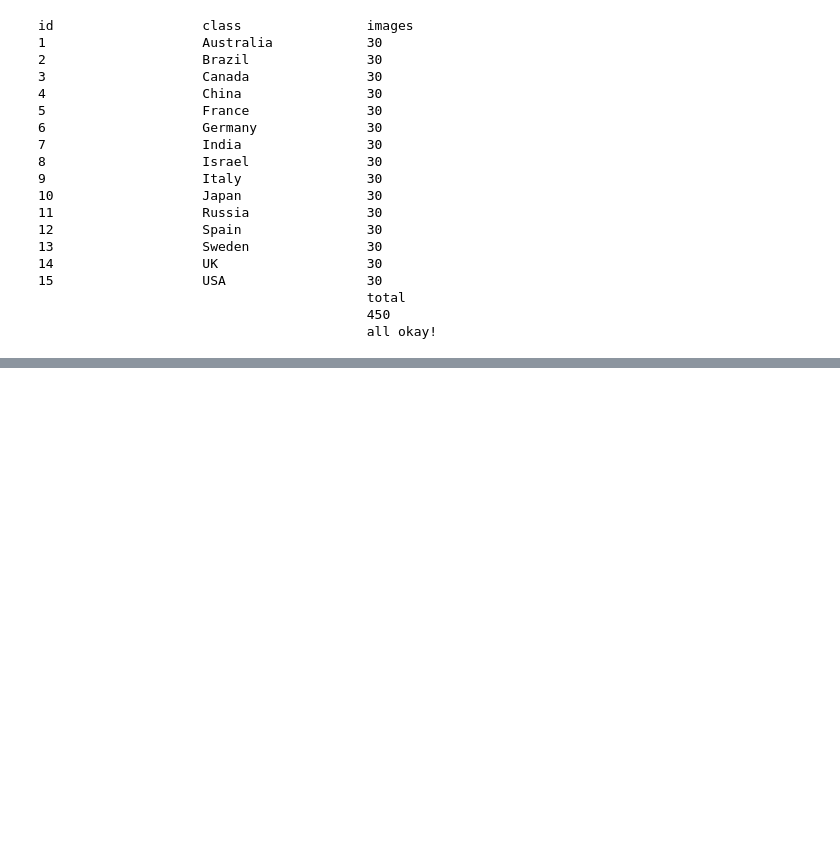
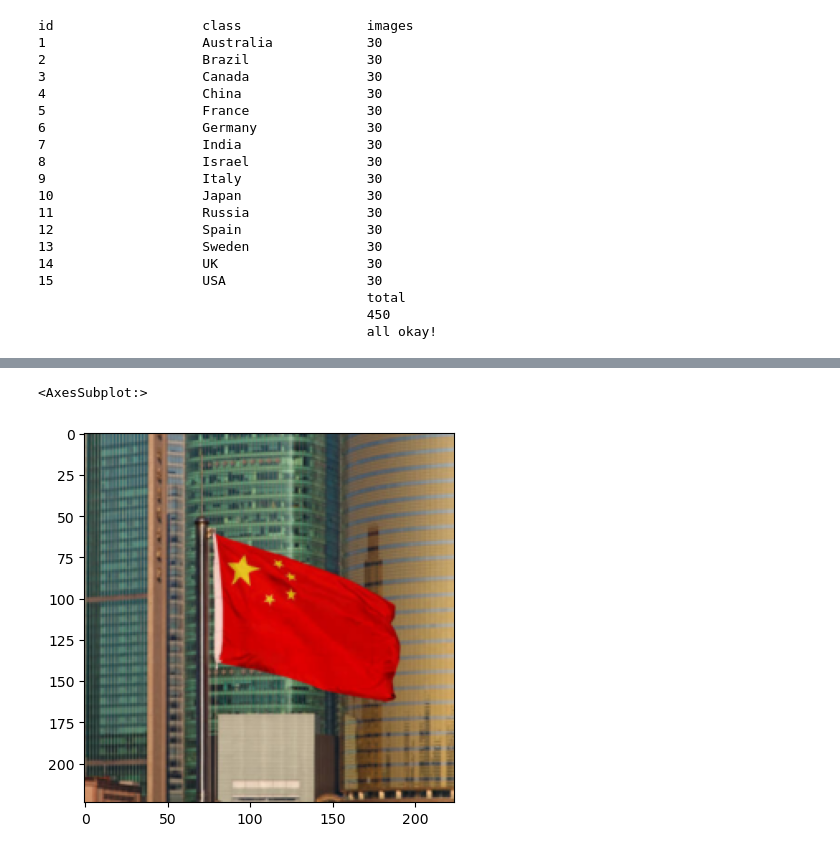
Before and after one commit to yuval-ro/FlagNet, a Jupyter notebook: main.ipynb, the cells around one changed output, grey strips where cells are left out. Drawn from its saved outputs; the diff is of its cells as text; code cells hidden in the pictures; blank space fills up the shorter version.

```diff
--- a/main.ipynb
+++ b/main.ipynb
@@ -196,0 +363,20 @@ splitfolders.ratio(
+# %%
+# Saving the checkpoint:
+timestamp_format = '%H%M%S_%d%m%y'
+timestamp = datetime.datetime.now().strftime(timestamp_format)
+checkpoint_name = f'{timestamp}.pth'
+
+model.class_to_idx = train_data.class_to_idx
+
+checkpoint = {'network': 'vgg16',
+              'input_size': in_features,
+              'output_size': len(classes),
+              'learning_rate': learning_rate,
+              'batch_size': batch_size,
+              'classifier' : classifier,
+              'epochs': epochs,
+              'optimizer': optimizer.state_dict(),
+              'state_dict': model.state_dict(),
+              'class_to_idx': model.class_to_idx}
+
+torch.save(checkpoint, checkpoint_name)
@@ -196,0 +417,49 @@ splitfolders.ratio(
+# %%
+def process_image(pil_image):
+    ''' Scales, crops, and normalizes a PIL image for a PyTorch model,
+        returns an Numpy array
+    '''
+
+    img_loader = transforms.Compose([transforms.Resize(size_resize),
+                                     transforms.CenterCrop(size_crop),
+                                     transforms.ToTensor()])
+
+    #pil_image = Image.open(image)
+    pil_image = img_loader(pil_image).float()
+
+    np_image = np.array(pil_image)
+
+    mean = np.array(normalize_mean)
+    std = np.array(normalize_std)
+    np_image = (np.transpose(np_image, (1, 2, 0)) - mean) / std
+    np_image = np.transpose(np_image, (2, 0, 1))
+
+    return np_image
+
+def imshow(np_image, ax = None, title = None):
+    if ax is None:
+        fig, ax = plt.subplots()
+
+    # PyTorch tensors assume the color channel is the first dimension
+    # but matplotlib assumes is the third dimension
+    np_image = np.transpose(np_image, (1, 2, 0))
+
+    # Undo preprocessing
+    mean = np.array(normalize_mean)
+    std = np.array(normalize_std)
+    np_image = std * np_image + mean
+
+    # Image needs to be clipped between 0 and 1 or it looks like noise when displayed
+    np_image = np.clip(np_image, 0, 1)
+
+    ax.imshow(np_image)
+
+    return ax
+
+images_paths = result = [os.path.join(dp, f) for dp, dn, filenames in os.walk(sets_path) for f in filenames if os.path.splitext(f)[1] == '.jpg']
+random_image_path = random.choice(images_paths)
+random_image = img.open(random_image_path)
+imshow(process_image(random_image))
+# %% [output]
+<AxesSubplot:>
+[figure, added]
```
Also changed, not shown: parts of 7 cells of this notebook, 1 other file.
